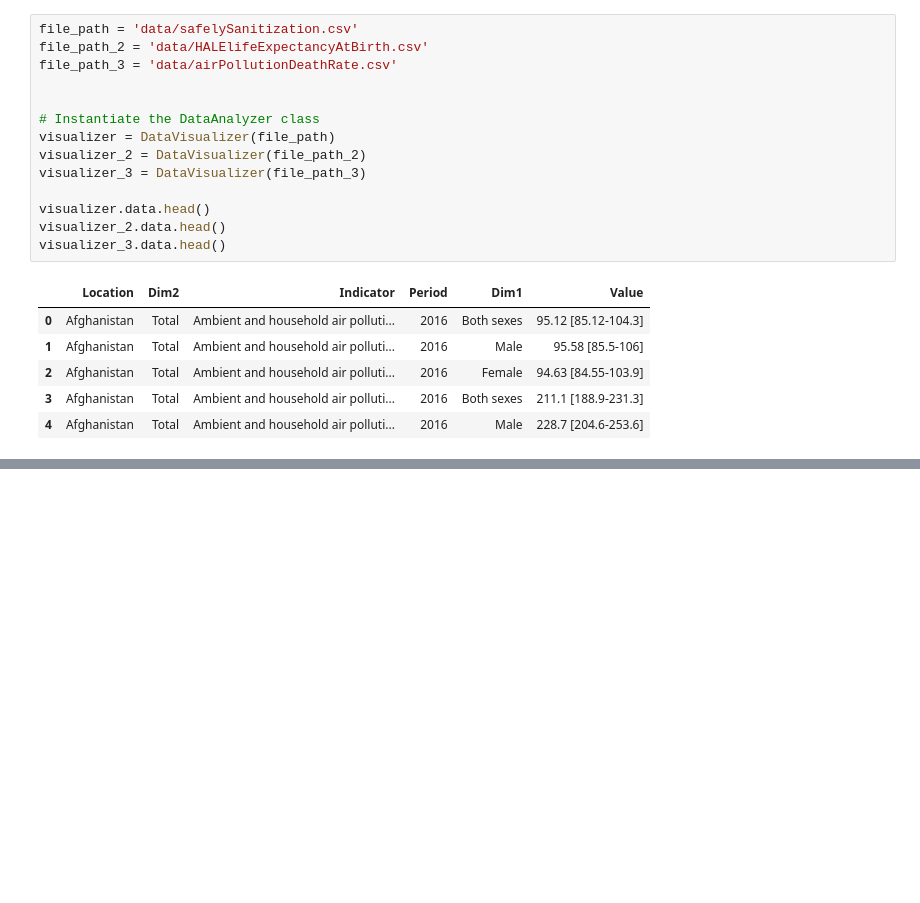
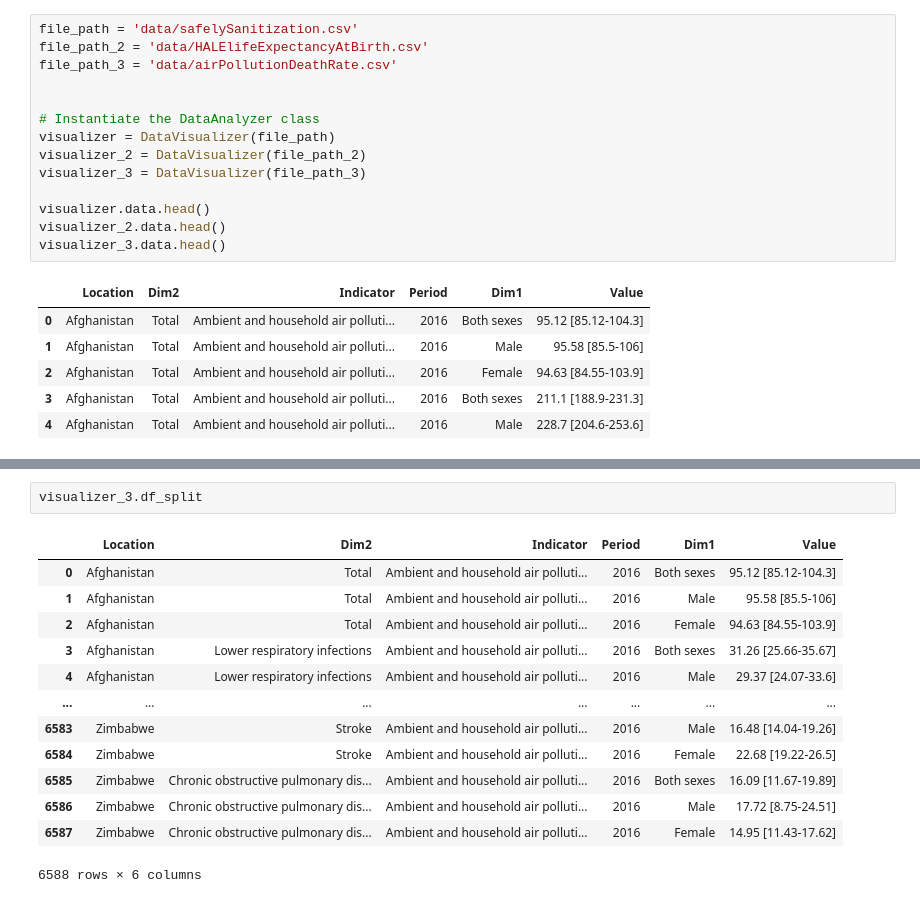
Before and after one commit to violetbi/sds-271-fp, a Jupyter notebook: global_health_data_visualizer.ipynb, the cells around one changed output, grey strips where cells are left out. Saved outputs shown, nothing was run; the diff lists cells and outputs as text; blank space fills up the shorter version.

```diff
--- a/global_health_data_visualizer.ipynb
+++ b/global_health_data_visualizer.ipynb
@@ -464,0 +497,16 @@ help(visualizer)
+# %%
+visualizer_3.df_split
+# %% [output]
+|  | Location | Dim2 | Indicator | Period | Dim1 | Value |
+| 0 | Afghanistan | Total | Ambient and household air polluti... | 2016 | Both sexes | 95.12 [85.12-104.3] |
+| 1 | Afghanistan | Total | Ambient and household air polluti... | 2016 | Male | 95.58 [85.5-106] |
+| 2 | Afghanistan | Total | Ambient and household air polluti... | 2016 | Female | 94.63 [84.55-103.9] |
+| 3 | Afghanistan | Lower respiratory infections | Ambient and household air polluti... | 2016 | Both sexes | 31.26 [25.66-35.67] |
+| 4 | Afghanistan | Lower respiratory infections | Ambient and household air polluti... | 2016 | Male | 29.37 [24.07-33.6] |
+| ... | ... | ... | ... | ... | ... | ... |
+| 6583 | Zimbabwe | Stroke | Ambient and household air polluti... | 2016 | Male | 16.48 [14.04-19.26] |
+| 6584 | Zimbabwe | Stroke | Ambient and household air polluti... | 2016 | Female | 22.68 [19.22-26.5] |
+| 6585 | Zimbabwe | Chronic obstructive pulmonary dis... | Ambient and household air polluti... | 2016 | Both sexes | 16.09 [11.67-19.89] |
+| 6586 | Zimbabwe | Chronic obstructive pulmonary dis... | Ambient and household air polluti... | 2016 | Male | 17.72 [8.75-24.51] |
+| 6587 | Zimbabwe | Chronic obstructive pulmonary dis... | Ambient and household air polluti... | 2016 | Female | 14.95 [11.43-17.62] |
+6588 rows × 6 columns
```
Also changed, not shown: parts of 10 cells of this notebook, 2 other files.
